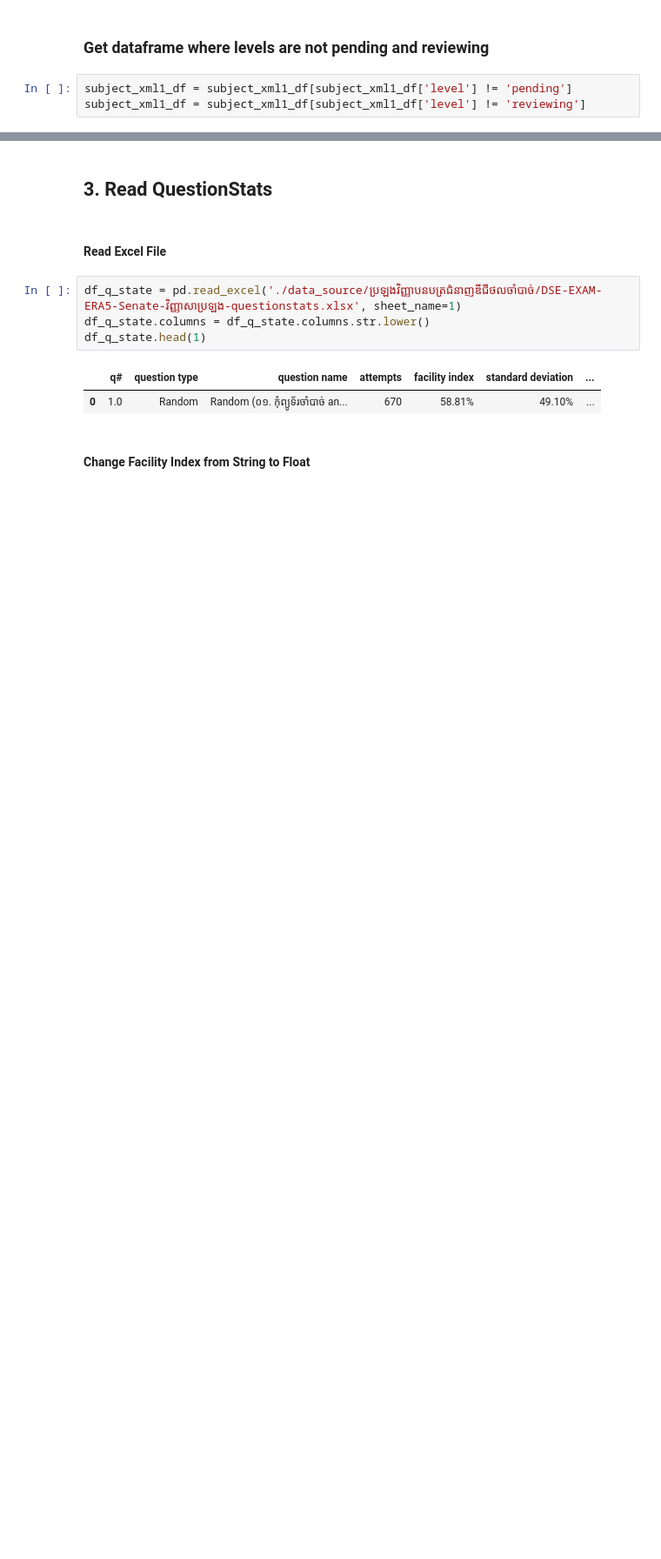
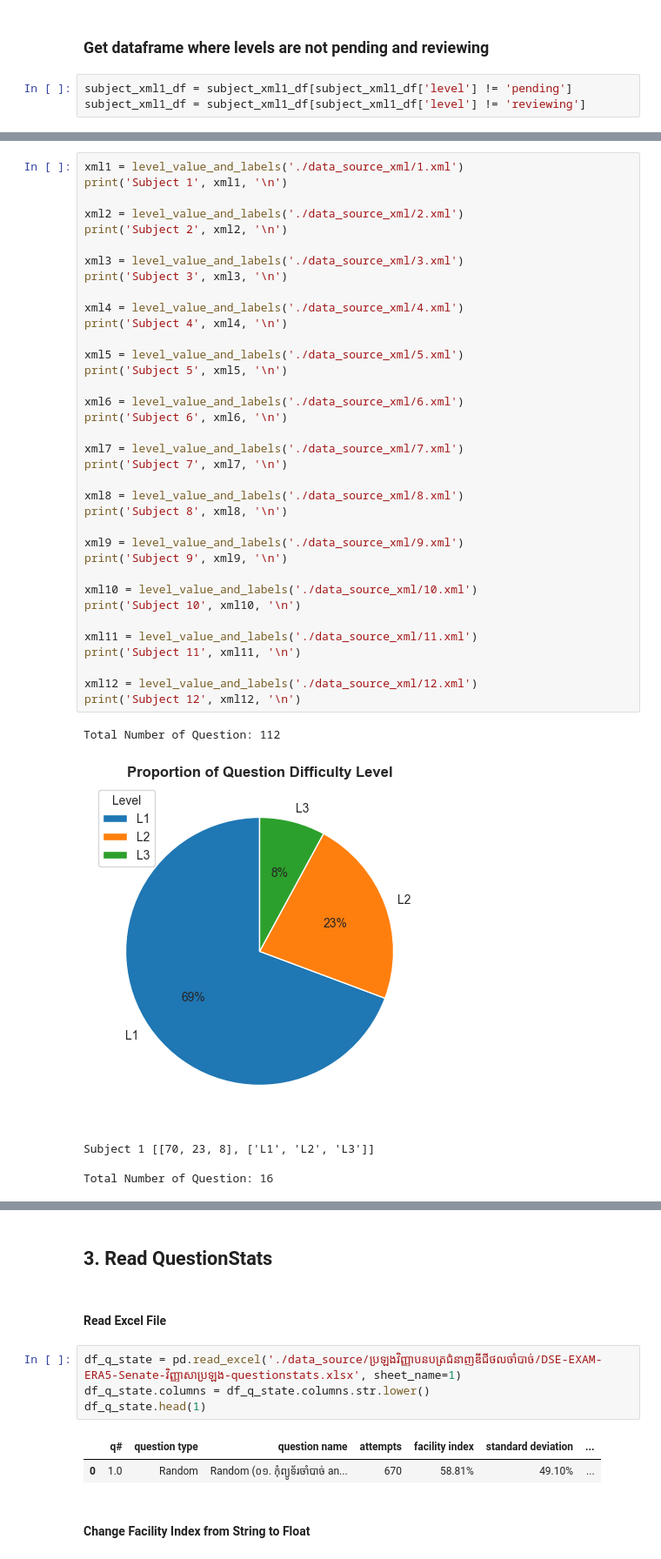
Before and after one commit to Sophal24/DSE_analysis_ds_2023, a Jupyter notebook: 5_question_difficult_level.ipynb, the cells around one changed output, grey strips where cells are left out. Shown at 87% size. Cells and saved outputs as stored; diff of their text form; blank space fills up the shorter version.

```diff
--- a/5_question_difficult_level.ipynb
+++ b/5_question_difficult_level.ipynb
@@ -317,0 +285,42 @@ plt.show()
+# %%
+xml1 = level_value_and_labels('./data_source_xml/1.xml')
+print('Subject 1', xml1, '\n')
+
+xml2 = level_value_and_labels('./data_source_xml/2.xml')
+print('Subject 2', xml2, '\n')
+
+xml3 = level_value_and_labels('./data_source_xml/3.xml')
+print('Subject 3', xml3, '\n')
+
+xml4 = level_value_and_labels('./data_source_xml/4.xml')
+print('Subject 4', xml4, '\n')
+
+xml5 = level_value_and_labels('./data_source_xml/5.xml')
+print('Subject 5', xml5, '\n')
+
+xml6 = level_value_and_labels('./data_source_xml/6.xml')
+print('Subject 6', xml6, '\n')
+
+xml7 = level_value_and_labels('./data_source_xml/7.xml')
+print('Subject 7', xml7, '\n')
+
+xml8 = level_value_and_labels('./data_source_xml/8.xml')
+print('Subject 8', xml8, '\n')
+
+xml9 = level_value_and_labels('./data_source_xml/9.xml')
+print('Subject 9', xml9, '\n')
+
+xml10 = level_value_and_labels('./data_source_xml/10.xml')
+print('Subject 10', xml10, '\n')
+
+xml11 = level_value_and_labels('./data_source_xml/11.xml')
+print('Subject 11', xml11, '\n')
+
+xml12 = level_value_and_labels('./data_source_xml/12.xml')
+print('Subject 12', xml12, '\n')
+# %% [output]
+Total Number of Question: 112
+[figure, added]
+Subject 1 [[70, 23, 8], ['L1', 'L2', 'L3']]
+
+Total Number of Question: 16
```
Also changed, not shown: parts of 10 cells of this notebook, 1 other file.
